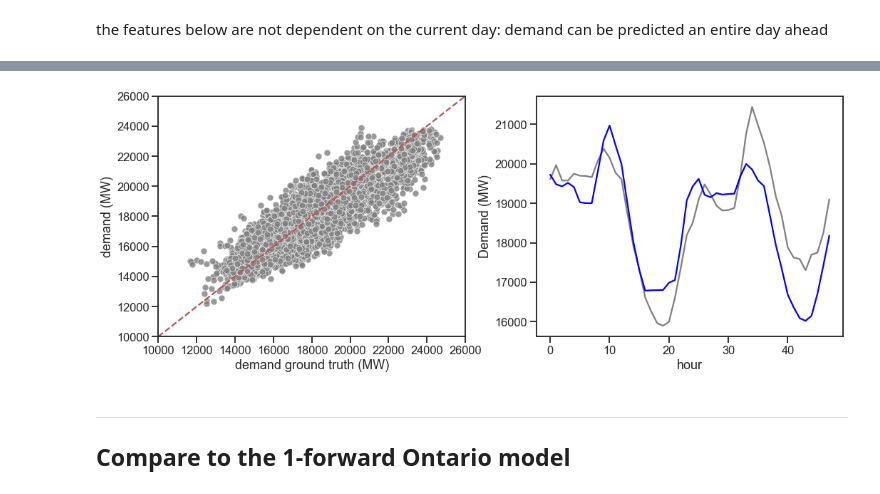
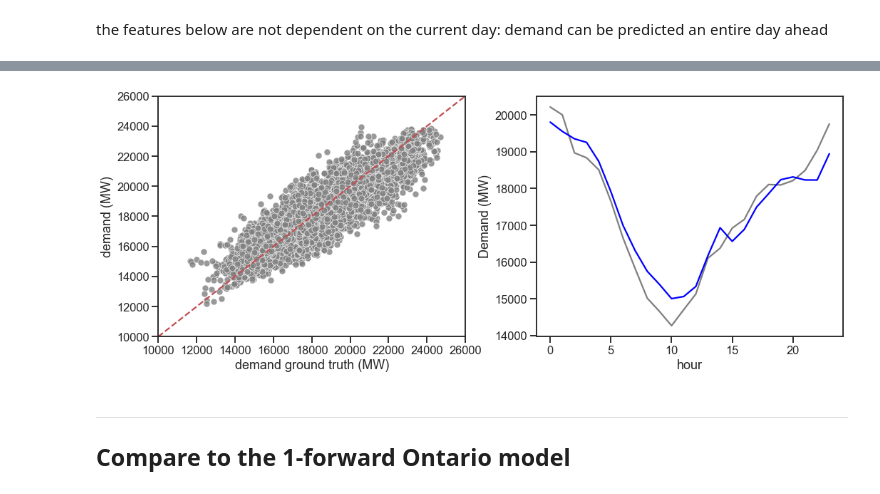
Before and after one commit to KeaganHRankin/cloud_ml_proj, a Jupyter notebook: feature_eng/feature_eng_keagan.ipynb, the cells around one changed output, grey strips where cells are left out. Drawn from its saved outputs; the diff is of its cells as text; code cells hidden in the pictures.

Commit message:
first model in model 1

```diff
--- a/feature_eng/feature_eng_keagan.ipynb
+++ b/feature_eng/feature_eng_keagan.ipynb
@@ -892,9 +892,9 @@ Index(['hourly_price', 'price_lag_1', 'price_lag_2', 'price_lag_3',
 # %% [markdown]
 the features below are not dependent on the current day: demand can be predicted an entire day ahead
 # %%
-dim_model_features = ['price_lag_24','imp_seven_day_24','Month', #'price_lag_1','reserve_10_lag','imp_lag_0',
+dim_model_features = ['price_lag_24','Month', #'price_lag_1','reserve_10_lag','imp_lag_0',
                       'demand_lag_24','demand_sd_lag2','demand_sd_lag3','demand_sd_lag4',
-                      'cdd','gust_dir','time_lag_prev_day',#'demand_lag_12'
+                      'cdd','gust_dir',#'time_lag_prev_day',#'demand_lag_12'
                       ]
 
 lin_model = linear_model.LinearRegression()
@@ -936,30 +951,30 @@ Coefficient of determination: 0.80
 # %%
 y_test_plot = y_test
 y_pred_plot = y_pred
 
 fig, ax = plt.subplots(1,2, figsize=(15,6))
 sns.scatterplot(x=y_test_plot, y=y_pred_plot, ax=ax[0], alpha=0.8, color='grey')
 
-n_ahead = 2948
-jump = 2900
+jump = 7900
+n_ahead = 7924
 sns.lineplot(x=np.arange(n_ahead-jump), y=y_test_plot[jump:n_ahead], ax=ax[1],
              color='grey')
 sns.lineplot(x=np.arange(n_ahead-jump), y=y_pred_plot[jump:n_ahead], ax=ax[1],
              color='blue')
 
 
 ax[0].set_xlabel('demand ground truth (MW)')
 ax[0].set_ylabel('demand (MW)')
 ax[0].set_xlim([10000,26000])
 ax[0].set_ylim([10000,26000])
 sns.lineplot(ax=ax[0], x=np.arange(10000,26000), y=np.arange(10000,26000), linestyle='--', color='r')
 
 ax[1].set_xlabel('hour')
 ax[1].set_ylabel('Demand (MW)')
 
 plt.tight_layout()
 # %% [output]
-[figure, old version]
+[figure, new version]
 # %% [markdown]
 ------------------------------------------------------------------------------------
 ## Compare to the 1-forward Ontario model
```
Also changed, not shown: parts of 4 cells of this notebook, 1 other file.
